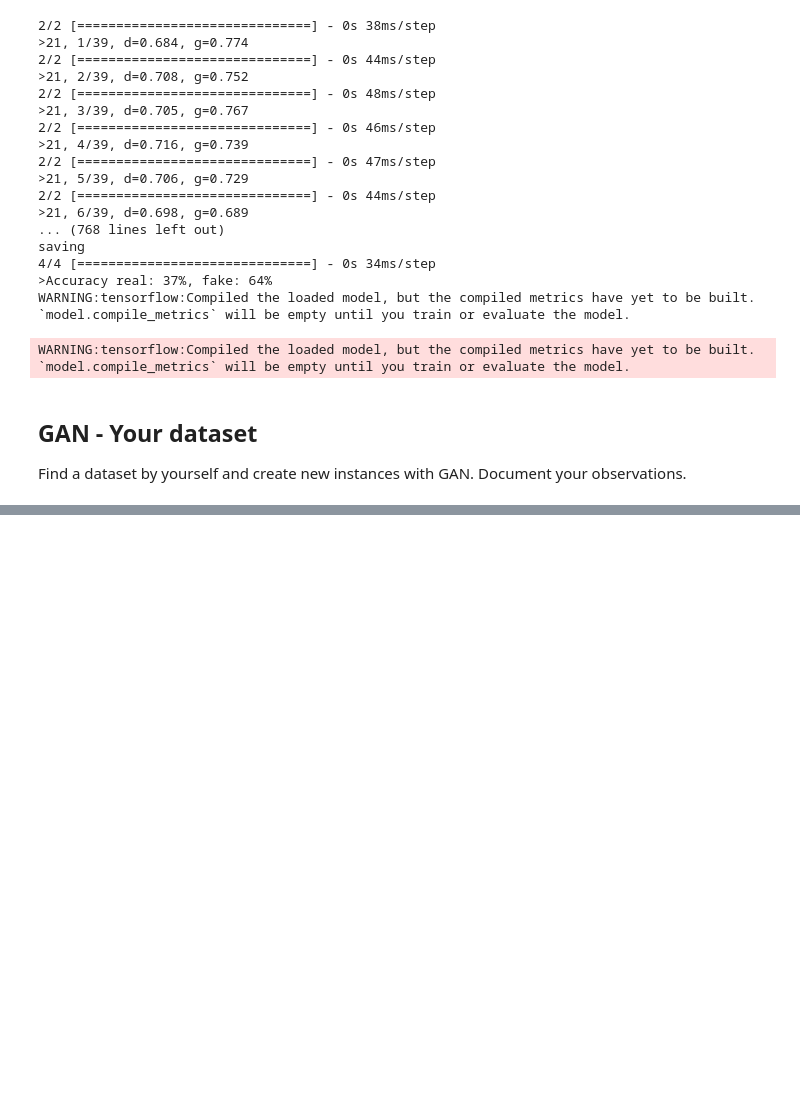
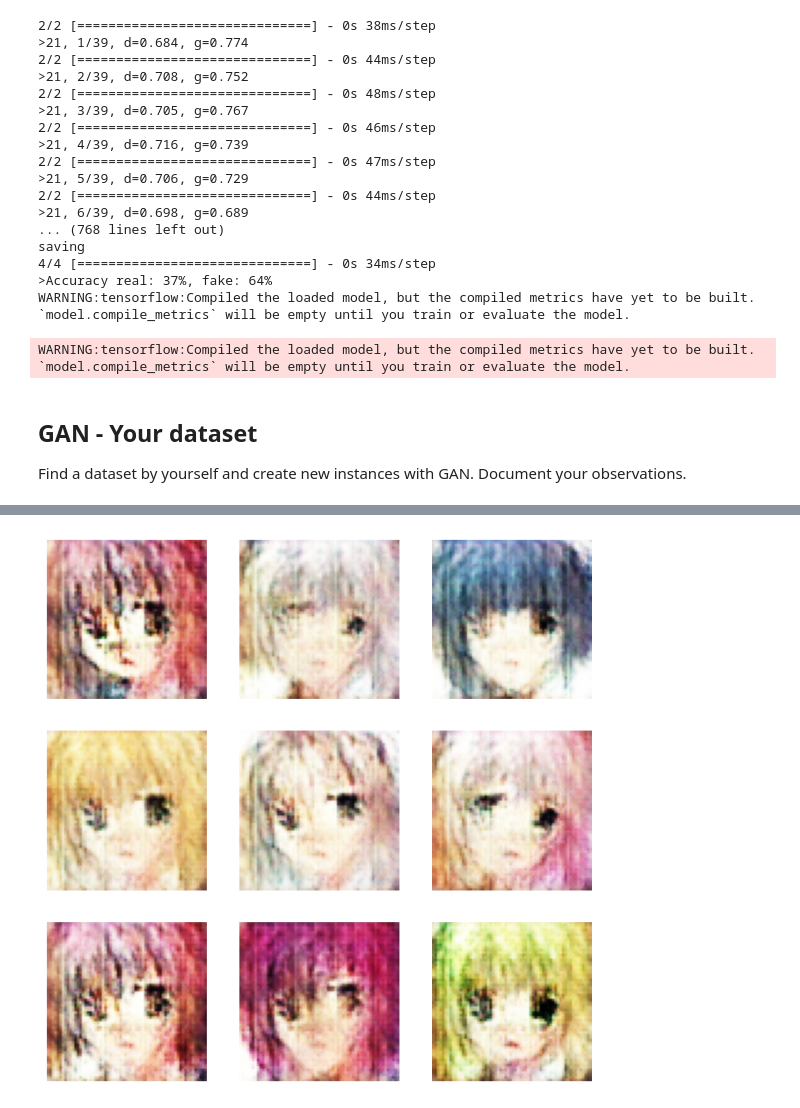
Before and after one commit to izzyyhh/datam, a Jupyter notebook: 4_gan/Exercise_4.ipynb, the cells around one changed output, grey strips where cells are left out. Drawn from its saved outputs; the diff is of its cells as text; code cells hidden in the pictures; blank space fills up the shorter version.

Commit message:
add anime faces example

```diff
--- a/4_gan/Exercise_4.ipynb
+++ b/4_gan/Exercise_4.ipynb
@@ -465,0 +609,17 @@ AttributeError: '_PrefetchDataset' object has no attribute 'shape'
+# %%
+from numpy import clip
+
+num_samples = 9
+sample_noise = tf.random.normal([num_samples, latent_size])
+sample_images = generator(sample_noise)
+sample_images = 0.5 * sample_images + 0.5  # Denormalize
+sample_images = clip(sample_images, 0, 1)  # Clip values to [0, 1]
+
+fig, axs = plt.subplots(3, 3, figsize=(8, 8))
+for i in range(num_samples):
+    axs[i // 3, i % 3].imshow(sample_images[i])
+    axs[i // 3, i % 3].axis('off')
+plt.savefig('generated_anime-faces.png')
+plt.show()
+# %% [output]
+[figure, added]
```
Also changed, not shown: parts of 4 cells of this notebook, 6 other files.
